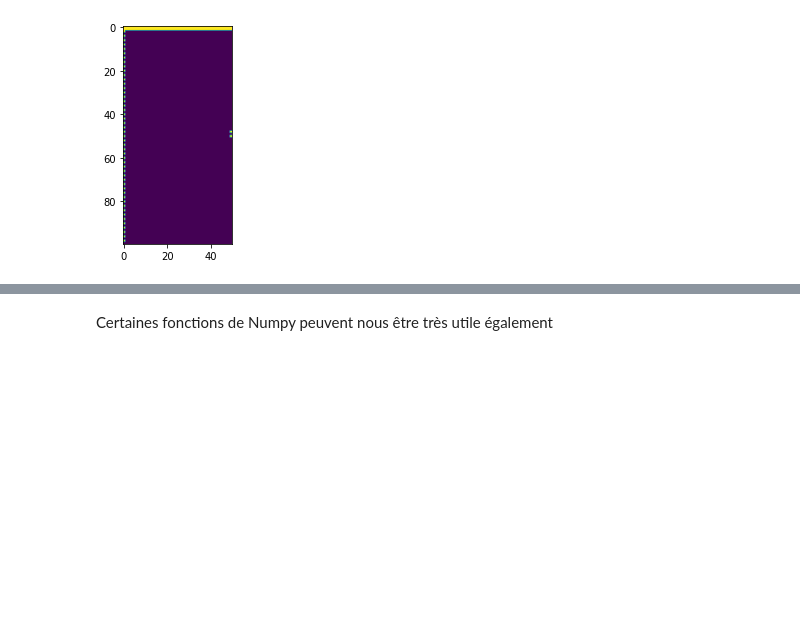
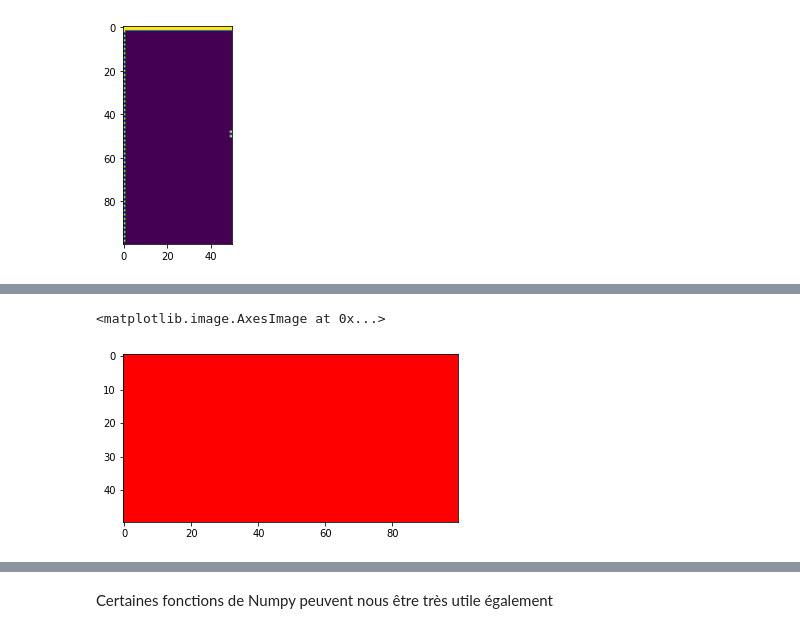
Before and after one commit to antmaio/Creactif_Fastai, a Jupyter notebook: Fastai_Seance1.ipynb, the cells around one changed output, grey strips where cells are left out. Drawn from its saved outputs; the diff is of its cells as text; code cells hidden in the pictures; blank space fills up the shorter version.

```diff
--- a/Fastai_Seance1.ipynb
+++ b/Fastai_Seance1.ipynb
@@ -155,0 +185,9 @@ plt.imshow(np.transpose(image))
+# %%
+image = np.empty((hauteur, largeur, 3)) #Créer une image RGB vide. La 3eme dimension ici est dans l'ordre RGB
+
+image[...,0].fill(255) # = image[:,:,0].fill(255) Remplit l'image avec des valeurs de 255
+image[...,1].fill(0)
+image[...,2].fill(0)
+
+plt.imshow(image)
+# %% [output]
@@ -155,0 +195,2 @@ plt.imshow(np.transpose(image))
+<matplotlib.image.AxesImage at 0x...>
+[figure, added]
```
Also changed, not shown: parts of 24 cells of this notebook.
